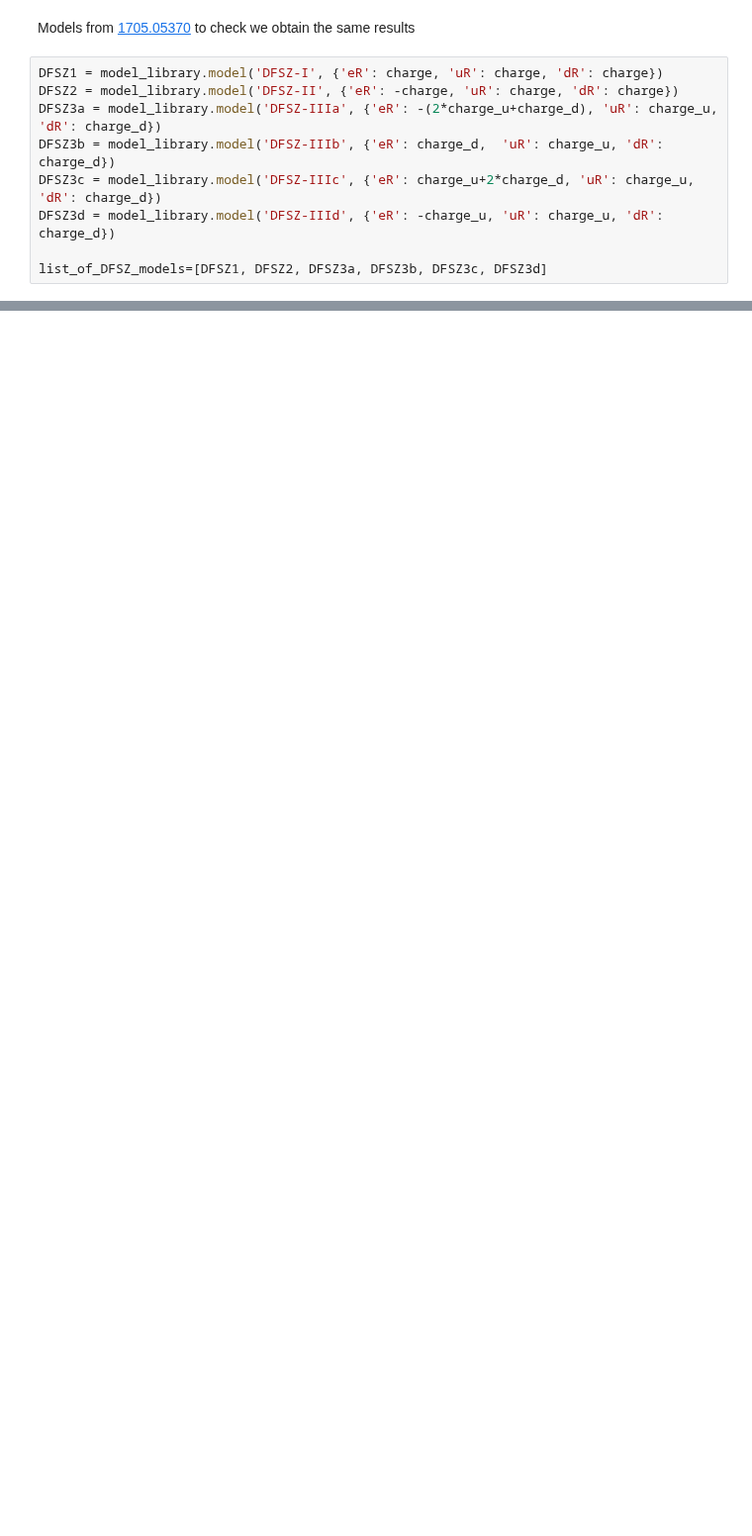
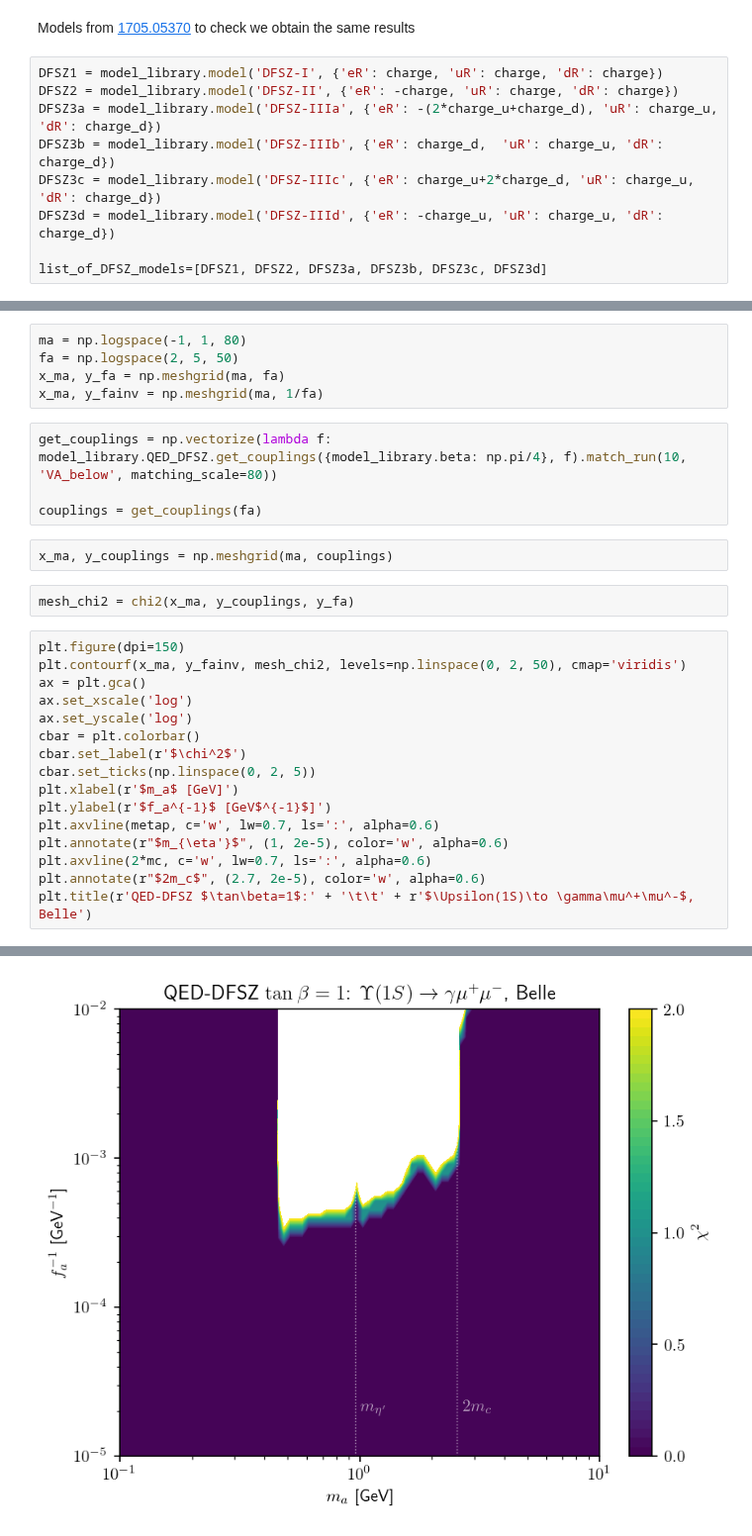
Before and after one commit to alp-aca/alp-aca, a Jupyter notebook: tutorials/04_benchmark_models.ipynb, the cells around one changed output, grey strips where cells are left out. Shown at 99% size. Saved outputs shown, nothing was run; the diff lists cells and outputs as text; blank space fills up the shorter version.

Commit message:
feat: add fit to QED-DFSZ in tutorial 04

```diff
--- a/tutorials/04_benchmark_models.ipynb
+++ b/tutorials/04_benchmark_models.ipynb
@@ -301,0 +328,30 @@ $
+# %%
+ma = np.logspace(-1, 1, 80)
+fa = np.logspace(2, 5, 50)
+x_ma, y_fa = np.meshgrid(ma, fa)
+x_ma, y_fainv = np.meshgrid(ma, 1/fa)
+# %%
+get_couplings = np.vectorize(lambda f: model_library.QED_DFSZ.get_couplings({model_library.beta: np.pi/4}, f).match_run(10, 'VA_below', matching_scale=80))
+
+couplings = get_couplings(fa)
+# %%
+x_ma, y_couplings = np.meshgrid(ma, couplings)
+# %%
+mesh_chi2 = chi2(x_ma, y_couplings, y_fa)
+# %%
+plt.figure(dpi=150)
+plt.contourf(x_ma, y_fainv, mesh_chi2, levels=np.linspace(0, 2, 50), cmap='viridis')
+ax = plt.gca()
+ax.set_xscale('log')
+ax.set_yscale('log')
+cbar = plt.colorbar()
+cbar.set_label(r'$\chi^2$')
+cbar.set_ticks(np.linspace(0, 2, 5))
+plt.xlabel(r'$m_a$ [GeV]')
+plt.ylabel(r'$f_a^{-1}$ [GeV$^{-1}$]')
+plt.axvline(metap, c='w', lw=0.7, ls=':', alpha=0.6)
+plt.annotate(r"$m_{\eta'}$", (1, 2e-5), color='w', alpha=0.6)
+plt.axvline(2*mc, c='w', lw=0.7, ls=':', alpha=0.6)
+plt.annotate(r"$2m_c$", (2.7, 2e-5), color='w', alpha=0.6)
+plt.title(r'QED-DFSZ $\tan\beta=1$:' + '\t\t' + r'$\Upsilon(1S)\to \gamma\mu^+\mu^-$, Belle')
+# %% [output]
@@ -301,0 +359 @@ $
+[figure, added]
```
Also changed, not shown: parts of 11 cells of this notebook.
